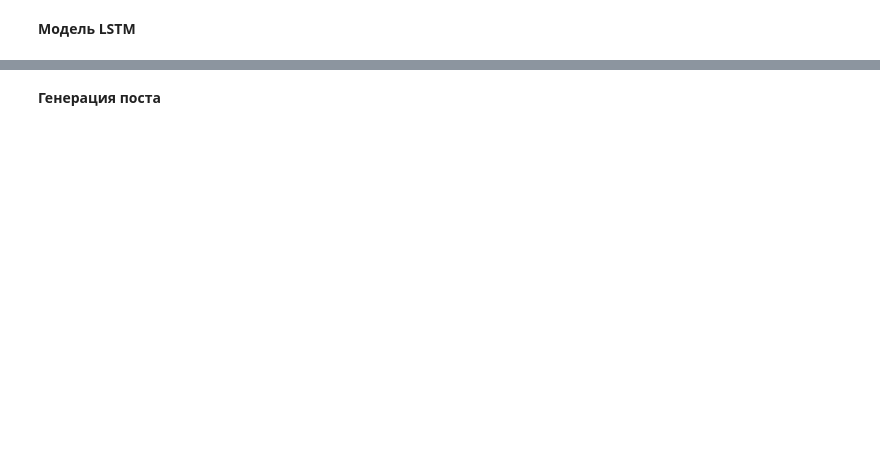
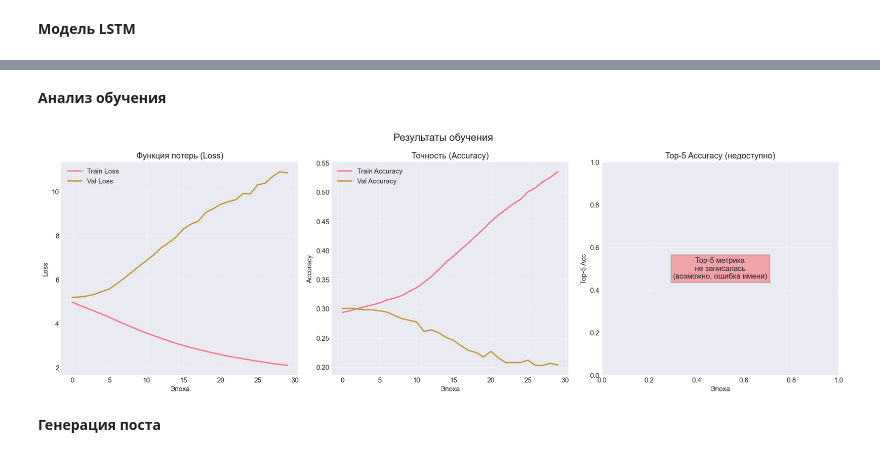
Before and after one commit to Slavik993/Practica_Golovasticov_social_media_post_generation, a Jupyter notebook: Golovastikov.ipynb, the cells around one changed output, grey strips where cells are left out. Drawn from its saved outputs; the diff is of its cells as text; code cells hidden in the pictures; blank space fills up the shorter version.

```diff
--- a/Golovastikov.ipynb
+++ b/Golovastikov.ipynb
@@ -77,0 +268,9 @@ Epoch 30/30
+# %%
+
+history = model.fit(
+    X, y,
+    batch_size=128,
+    epochs=30,
+    validation_split=0.1,
+    verbose=1
+)
@@ -78,3 +295,57 @@ Epoch 30/30
+# %% [markdown]
+**Анализ обучения**
+# %%
+fig, axes = plt.subplots(1, 3, figsize=(18, 6))
+fig.suptitle('Результаты обучения', fontsize=16)
+
+# График 1: Loss (всегда есть)
+axes[0].plot(history.history['loss'], label='Train Loss', linewidth=2)
+axes[0].plot(history.history['val_loss'], label='Val Loss', linewidth=2)
+axes[0].set_title('Функция потерь (Loss)')
+axes[0].set_xlabel('Эпоха')
+axes[0].set_ylabel('Loss')
+axes[0].legend()
+axes[0].grid(True, alpha=0.3)
+
+# График 2: Accuracy (всегда есть)
+axes[1].plot(history.history['accuracy'], label='Train Accuracy', linewidth=2)
+axes[1].plot(history.history['val_accuracy'], label='Val Accuracy', linewidth=2)
+axes[1].set_title('Точность (Accuracy)')
+axes[1].set_xlabel('Эпоха')
+axes[1].set_ylabel('Accuracy')
+axes[1].legend()
+axes[1].grid(True, alpha=0.3)
+
+# График 3: Top-5 Accuracy — с проверкой имени
+top5_key = None
+val_top5_key = None
+for key in history.history.keys():
+    if 'top' in key.lower() and '5' in key and not key.startswith('val_'):
+        top5_key = key
+    if 'top' in key.lower() and '5' in key and key.startswith('val_'):
+        val_top5_key = key
+
+if top5_key and val_top5_key:
+    axes[2].plot(history.history[top5_key], label='Train Top-5', linewidth=2)
+    axes[2].plot(history.history[val_top5_key], label='Val Top-5', linewidth=2)
+    axes[2].set_title('Top-5 Accuracy')
+else:
+    # Если Top-5 не записался — просто покажем дубликат Accuracy или пустой график
+    axes[2].text(0.5, 0.5, 'Top-5 метрика\nне записалась\n(возможно, ошибка имени)',
+                 ha='center', va='center', transform=axes[2].transAxes, fontsize=12,
+                 bbox=dict(facecolor='red', alpha=0.3))
+    axes[2].set_title('Top-5 Accuracy (недоступно)')
+
+axes[2].set_xlabel('Эпоха')
+axes[2].set_ylabel('Top-5 Acc')
+axes[2].legend()
+axes[2].grid(True, alpha=0.3)
+
+plt.tight_layout()
+plt.savefig('results/05_training_curves.png', dpi=300, bbox_inches='tight')
+plt.show()
+# %% [output]
+[figure, added]
 # %% [markdown]
 **Генерация поста**
 # %%
```
Also changed, not shown: parts of 29 cells of this notebook, 3 other files.
